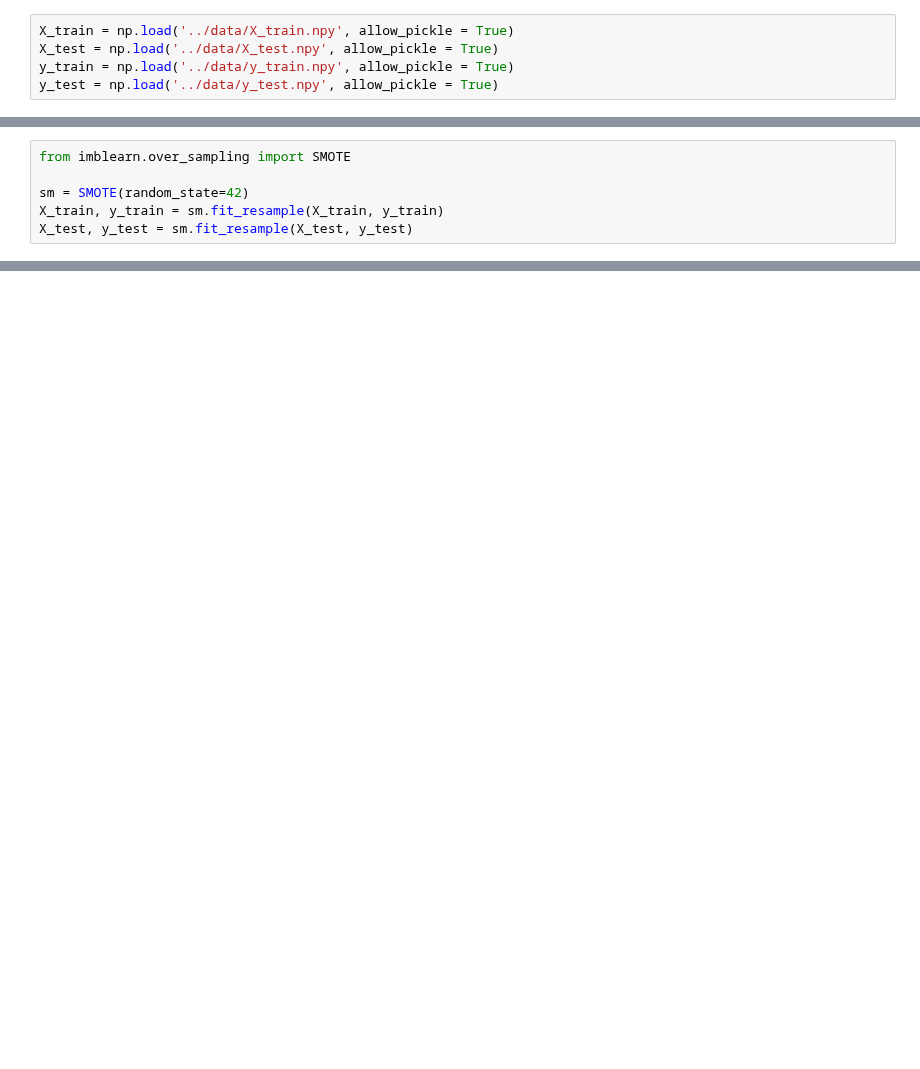
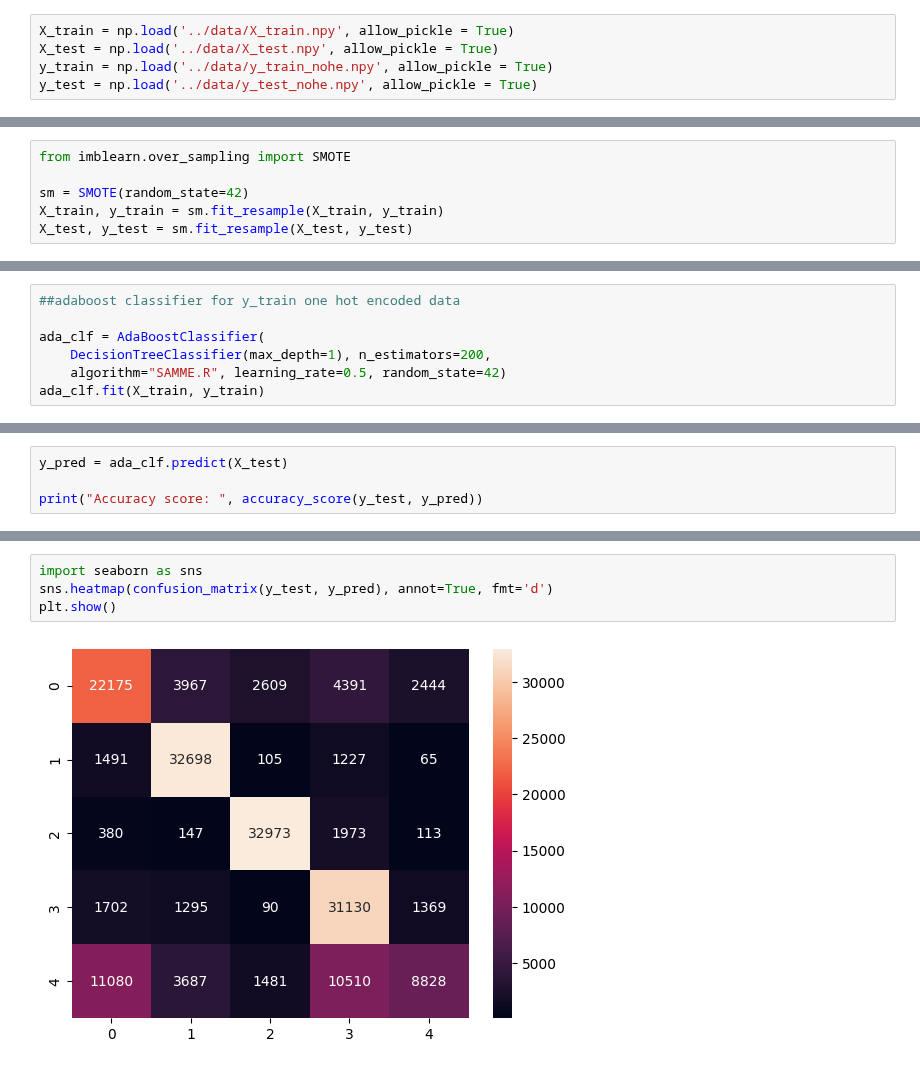
Before and after one commit to ris3abh/Sentencing-prediction-on-docket-data, a Jupyter notebook: models/ADABoost_classifier.ipynb, the cells around one changed output, grey strips where cells are left out. Saved outputs shown, nothing was run; the diff lists cells and outputs as text; blank space fills up the shorter version.

```diff
--- a/models/ADABoost_classifier.ipynb
+++ b/models/ADABoost_classifier.ipynb
@@ -11,8 +11,8 @@ from sklearn.metrics import classification_report
 # %%
 X_train = np.load('../data/X_train.npy', allow_pickle = True)
 X_test = np.load('../data/X_test.npy', allow_pickle = True)
-y_train = np.load('../data/y_train.npy', allow_pickle = True)
-y_test = np.load('../data/y_test.npy', allow_pickle = True)
+y_train = np.load('../data/y_train_nohe.npy', allow_pickle = True)
+y_test = np.load('../data/y_test_nohe.npy', allow_pickle = True)
 # %%
 print("shape of X_train: ", X_train.shape)
 print("shape of X_test: ", X_test.shape)
@@ -31,0 +34,7 @@ X_test, y_test = sm.fit_resample(X_test, y_test)
+# %%
+##adaboost classifier for y_train one hot encoded data
+
+ada_clf = AdaBoostClassifier(
+    DecisionTreeClassifier(max_depth=1), n_estimators=200,
+    algorithm="SAMME.R", learning_rate=0.5, random_state=42)
+ada_clf.fit(X_train, y_train)
@@ -31,0 +44,4 @@ X_test, y_test = sm.fit_resample(X_test, y_test)
+# %%
+y_pred = ada_clf.predict(X_test)
+
+print("Accuracy score: ", accuracy_score(y_test, y_pred))
@@ -31,0 +73,6 @@ X_test, y_test = sm.fit_resample(X_test, y_test)
+# %%
+import seaborn as sns
+sns.heatmap(confusion_matrix(y_test, y_pred), annot=True, fmt='d')
+plt.show()
+# %% [output]
+[figure, added]
```
Also changed, not shown: parts of 7 cells of this notebook.
